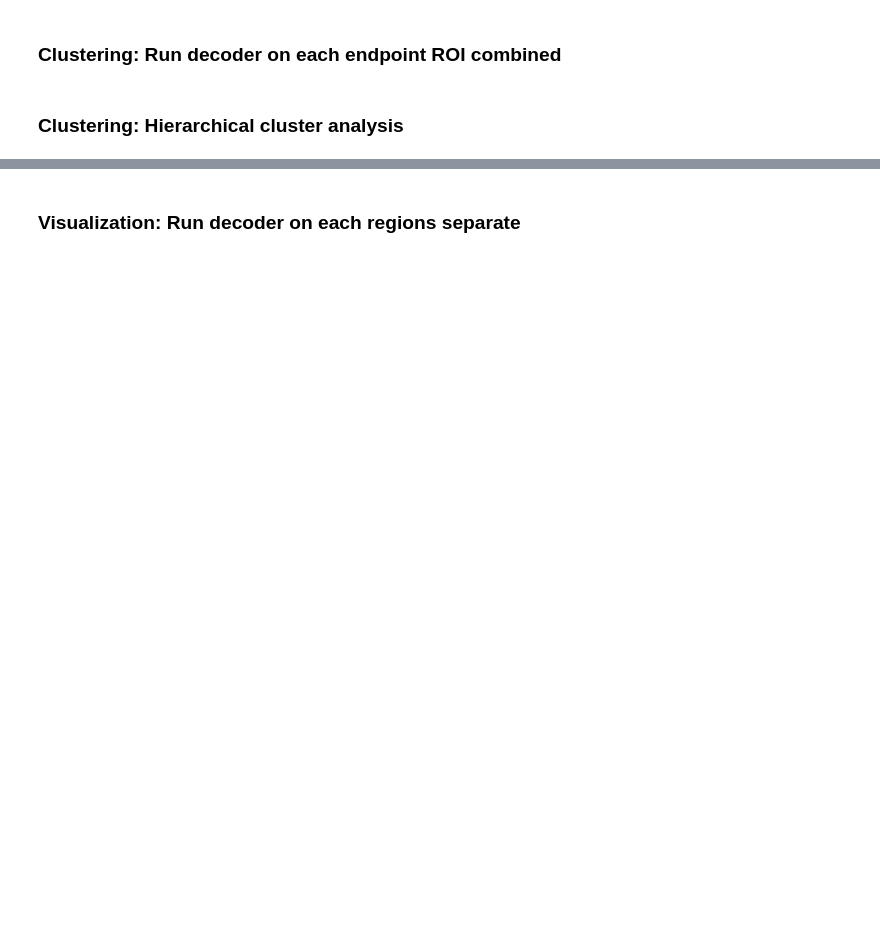
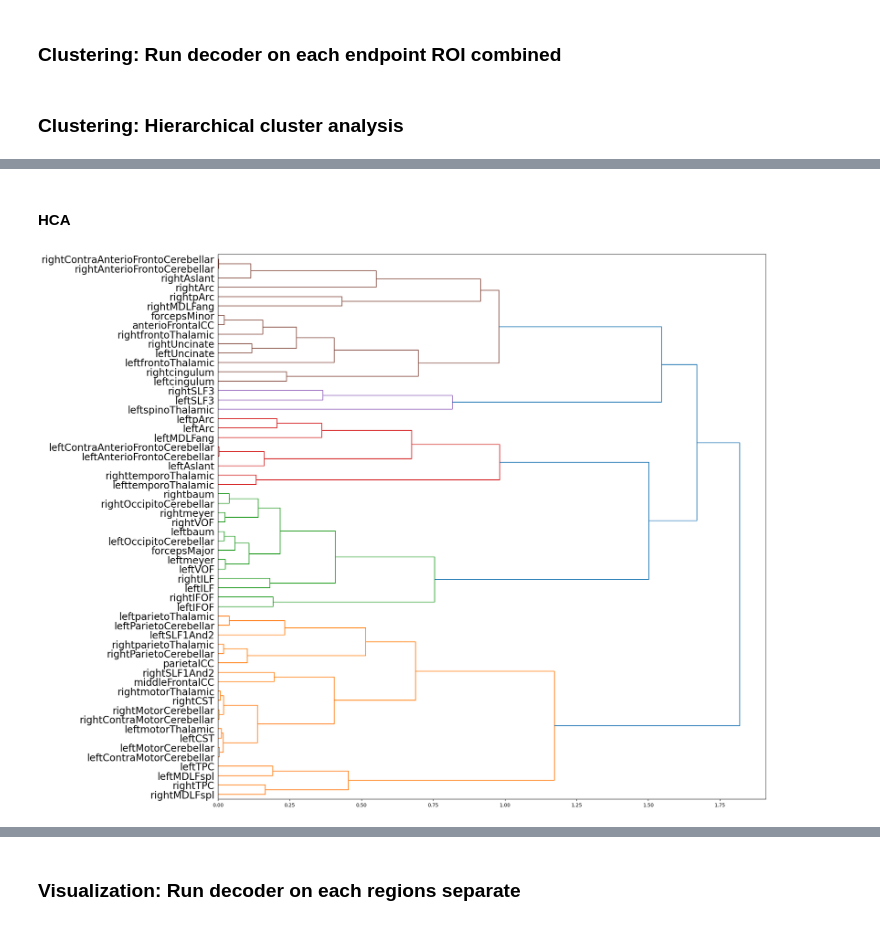
Before and after one commit to baramX3/white_matter_metanalysis, a Jupyter notebook: decode-tracts_hca.ipynb, the cells around one changed output, grey strips where cells are left out. Drawn from its saved outputs; the diff is of its cells as text; code cells hidden in the pictures; blank space fills up the shorter version.

```diff
--- a/decode-tracts_hca.ipynb
+++ b/decode-tracts_hca.ipynb
@@ -387,0 +533,23 @@ dendrogram(hca, labels=corr_mtrix.columns,
+# %% [markdown]
+#### HCA
+# %%
+from scipy.cluster.hierarchy import linkage, dendrogram, to_tree, inconsistent, fcluster
+from scipy.spatial.distance import squareform
+import matplotlib.pyplot as plt
+
+# HCA
+link_method = 'complete'
+dissimilarity = 1 - corr_mtrix # distance matrix
+hca = linkage(squareform(dissimilarity), link_method)
+
+# plot dendrogram
+plt.figure(figsize=(20,20)) #45, 30
+dendrogram(hca, labels=corr_mtrix.columns,
+           orientation='right',
+           leaf_font_size=20)
+plt.savefig('./dendro_' + link_method + '.png',
+            bbox_inches = 'tight')
+#thresh = 1.5
+#plt.axhline(y=thresh, c='k')
+# %% [output]
+[figure, added]
```
Also changed, not shown: parts of 23 cells of this notebook.
